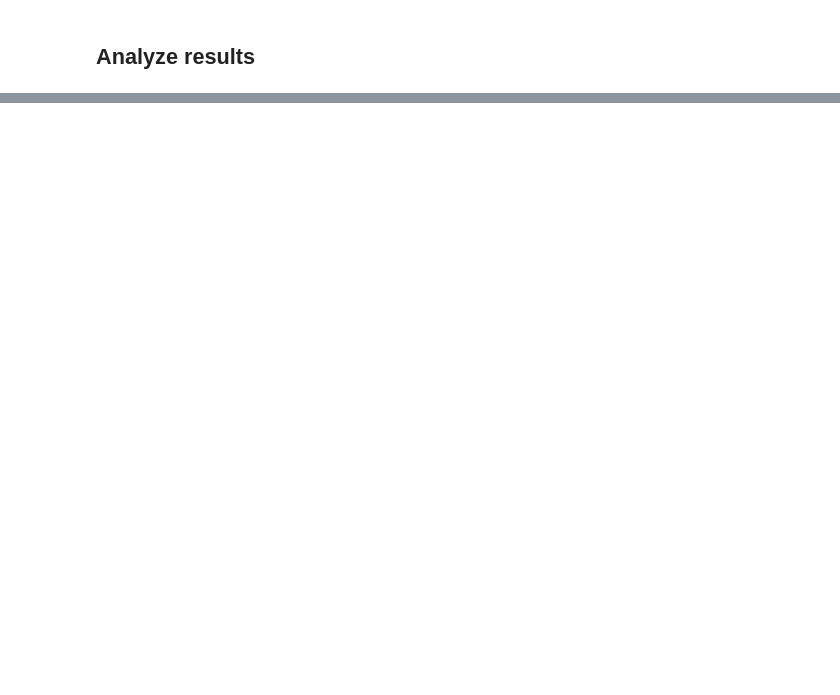
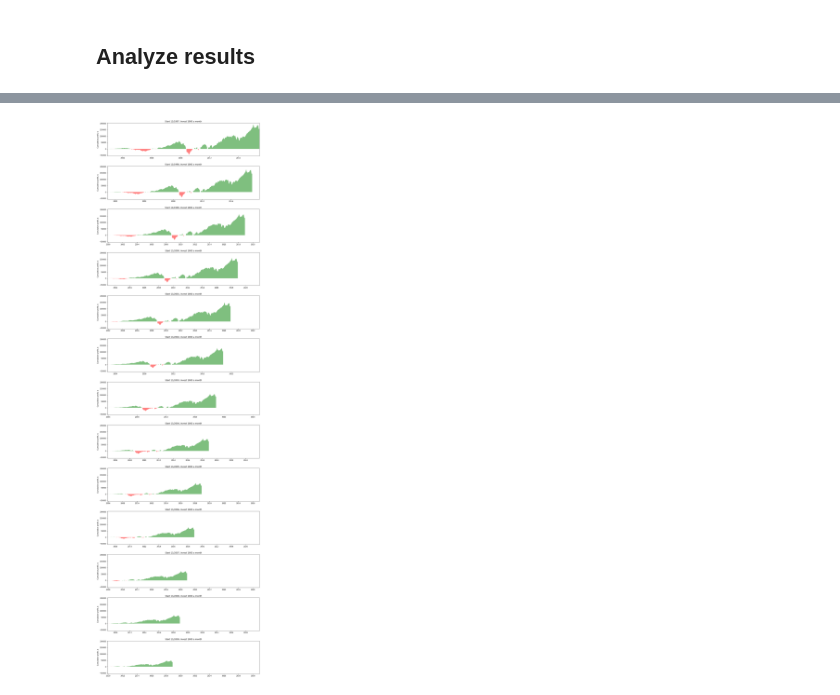
Before and after one commit to mikaelahonen/economical-cycle-timing, a Jupyter notebook: notebook-analysis.ipynb, the cells around one changed output, grey strips where cells are left out. Cells and saved outputs as stored; diff of their text form; code cells hidden in the pictures; blank space fills up the shorter version.

```diff
--- a/notebook-analysis.ipynb
+++ b/notebook-analysis.ipynb
@@ -66,9 +72,6 @@ plt.show()
 # %% [markdown]
 ## Define the parameters
 # %%
-#Select the time windows for the investment
-time_windows = [5, 10, 15]
-
 #First year of the simulations
 first_year = 1997
 
@@ -76,10 +79,10 @@ first_year = 1997
 last_year = 2009
 
 #Create a range from the first and the last years
-years = range(first_year, last_year + 1)
+years = list(range(first_year, last_year + 1))
 
 #The month when investment starts each year
-month = 1
+month = 11
 
 #Create a month range to loop each year
-months = range(1, 13)
+months = list(range(1, 13))
@@ -203,4 +185,0 @@ display(df_results.head())
-# %%
-for y in years:
-    df_y = df_results[df_results['start_year']==y]
-    display(df_y)
@@ -372,0 +186,40 @@ for poi in poi_list:
+# %%
+#Initialize plot
+n_plots = len(years)
+fig, ax = plt.subplots(n_plots, sharey=True, figsize=(16,24))
+
+#Loop and visualize each year
+i=0
+for y in years:
+
+    #Data Frame to visualize the year
+    df_yvis = df_results[df_results['start_y']==y]
+
+    #Draw the plot
+    dates = df_yvis['date'].values.astype('datetime64[D]')
+    profit = df_yvis['profit_abs']
+
+    #Area chart
+    ax[i].fill_between(dates, profit, where=profit<=0, facecolor='r', alpha=0.5)
+    ax[i].fill_between(dates, profit, where=profit>=0, facecolor='g', alpha=0.5)
+
+    #Subplot title
+    ax[i].set_title("Start {}/{}, Invest {}$ a month".format(month, y, inv))
+    ax[i].set_ylabel("Cumulative profit, $")
+
+    #Subplot y limits
+    #ax[i].set_ylim([-50, 100])
+
+    #X limits
+    x_min = df_yvis['date'].min()
+    x_max= df_yvis['date'].max() + np.timedelta64((y - first_year) * 365, 'D')
+
+    ax[i].set_xlim(x_min, x_max)
+
+    plt.subplots_adjust(top=2, hspace=0.3)
+
+    i += 1
+
+plt.show()
+# %% [output]
+[figure, added]
```
Also changed, not shown: parts of 17 cells of this notebook, 1 other file.
